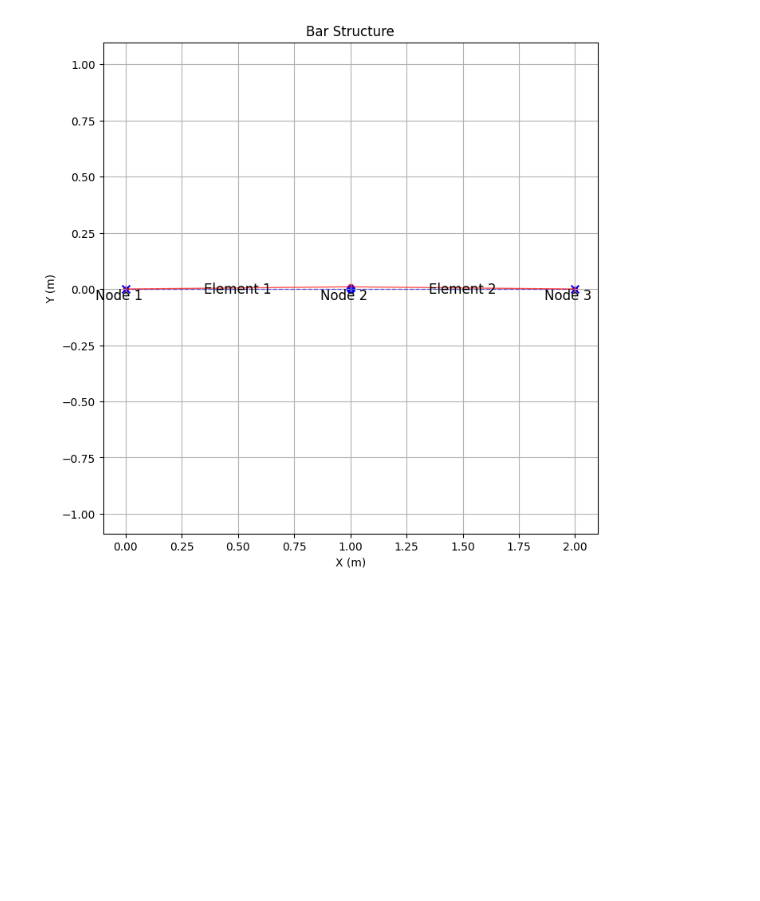
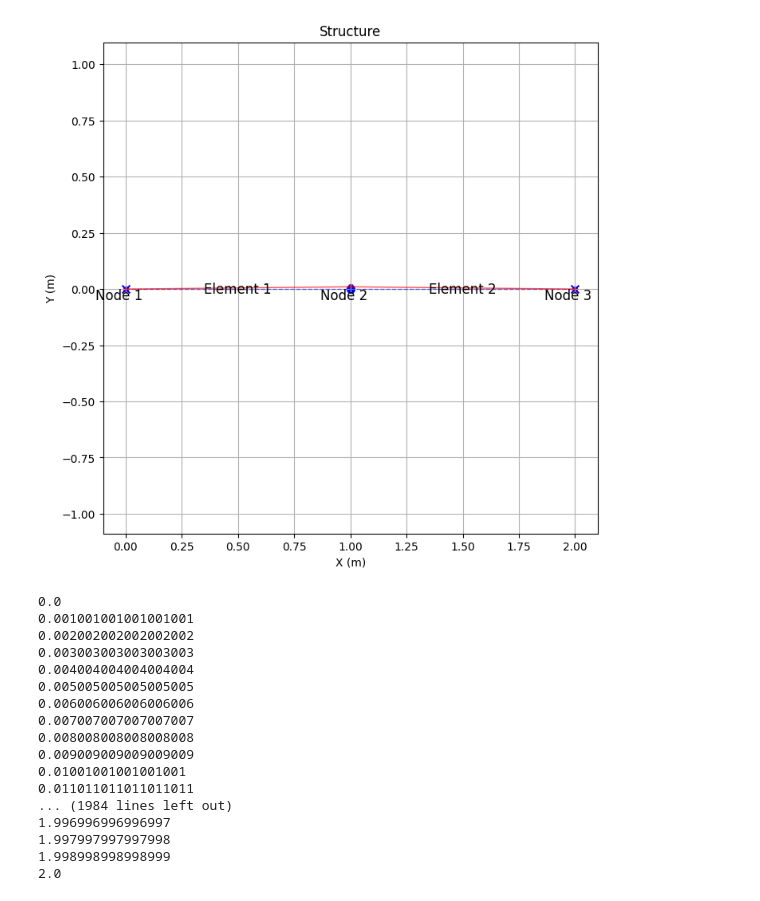
Before and after one commit to 7cmdehdrb/CAE, a Jupyter notebook: fem.ipynb, the cells around one changed output. Cells and saved outputs as stored; diff of their text form; code cells hidden in the pictures; blank space fills up the shorter version.

```diff
--- a/fem.ipynb
+++ b/fem.ipynb
@@ -176,6 +176,20 @@ class Beam(Element):
             ]
         )
 
+    def shape(self, x: float, u_loc: np.ndarray) -> float:
+        """
+        u_loc = [w1, theta1, w2, theta2] (length=4)
+        """
+        L = self._L
+        # scalar shape functions
+        N1 = (2 * x**3 - 3 * x**2 * L + L**3) / L**3
+        N2 = (x**3 * L - 2 * x**2 * L**2 + x * L**3) / L**3
+        N3 = (-2 * x**3 + 3 * x**2 * L) / L**3
+        N4 = (x**3 * L - x**2 * L**2) / L**3
+        # 한번에 dot
+        N = np.array([N1, N2, N3, N4], dtype=np.float32)
+        return float(N.dot(u_loc))
+
 
 def get_global_K(*elements, node_lenght: int = 2) -> np.ndarray:
     K = np.zeros((node_lenght * 2, node_lenght * 2), dtype=np.float32)
@@ -186,10 +200,18 @@ def get_global_K(*elements, node_lenght: int = 2) -> np.ndarray:
 
         tk = np.zeros((node_lenght * 2, node_lenght * 2), dtype=np.float32)
 
-        tk[2 * idxs[0] : 2 * idxs[0] + 2, 2 * idxs[0] : 2 * idxs[0] + 2] = element.K[:2, :2]
-        tk[2 * idxs[0] : 2 * idxs[0] + 2, 2 * idxs[1] : 2 * idxs[1] + 2] = element.K[:2, 2:]
-        tk[2 * idxs[1] : 2 * idxs[1] + 2, 2 * idxs[0] : 2 * idxs[0] + 2] = element.K[2:, :2]
-        tk[2 * idxs[1] : 2 * idxs[1] + 2, 2 * idxs[1] : 2 * idxs[1] + 2] = element.K[2:, 2:]
+        tk[2 * idxs[0] : 2 * idxs[0] + 2, 2 * idxs[0] : 2 * idxs[0] + 2] = element.K[
+            :2, :2
+        ]
+        tk[2 * idxs[0] : 2 * idxs[0] + 2, 2 * idxs[1] : 2 * idxs[1] + 2] = element.K[
+            :2, 2:
+        ]
+        tk[2 * idxs[1] : 2 * idxs[1] + 2, 2 * idxs[0] : 2 * idxs[0] + 2] = element.K[
+            2:, :2
+        ]
+        tk[2 * idxs[1] : 2 * idxs[1] + 2, 2 * idxs[1] : 2 * idxs[1] + 2] = element.K[
+            2:, 2:
+        ]
 
         K += tk
 
@@ -348,7 +370,7 @@ def draw(nodes: List[Node], elements: List[Element], u: np.ndarray):
 
     plt.axis("equal")
 
-    plt.title("Bar Structure")
+    plt.title("Structure")
     plt.xlabel("X (m)")
     plt.ylabel("Y (m)")
     plt.grid()
@@ -420,28 +528,50 @@ draw(nodes=nodes, elements=bars, u=u)
 # %%
 # >>> Test Example <<<
 
 # STEP 1. Define the nodes
 node1 = Node(idx=1, origin=True)
 node2 = Node(idx=2)
 node3 = Node(idx=3)
 
 # STEP 2. Set the forces on the nodes
 node2.set_force(240.0, 0.0)  # Force in x direction (N)
 
 # STEP 3. Set the boundary conditions on the nodes
 node1.set_BC(True, True)  # Fixed F, Free M
 node3.set_BC(True, True)  # Fixed F, Free M
 
 
 # STEP 4. Define the bars
 beam1 = Beam(E=1000.0, A=0.001, I=1.0, L=1.0, theta=0.0, idx=1, nodes=[node1, node2])
 beam2 = Beam(E=1000.0, A=0.001, I=1.0, L=1.0, theta=0.0, idx=2, nodes=[node2, node3])
 
 nodes = [node1, node2, node3]
 beams = [beam1, beam2]
 
 # STEP 5. Solve the system and draw the results
 F, K, u = solve(nodes=nodes, elements=beams)
+
 draw(nodes=nodes, elements=beams, u=u)
+plot_deformed_shape(nodes, beams, u, num_points=1000)
+
+ans = beam2.shape(x=0.5, u_loc=u[2:])
+print("Beam2 shape function at x=0.5:", ans)
 # %% [output]
-[figure, old version]
+[figure, new version]
+0.0
+0.001001001001001001
+0.002002002002002002
+0.003003003003003003
+0.004004004004004004
+0.005005005005005005
+0.006006006006006006
+0.007007007007007007
+0.008008008008008008
+0.009009009009009009
+0.01001001001001001
+0.011011011011011011
+... (1984 lines left out)
+1.996996996996997
+1.997997997997998
+1.998998998998999
+2.0
```
Also changed, not shown: parts of 3 cells of this notebook, 2 other files.
